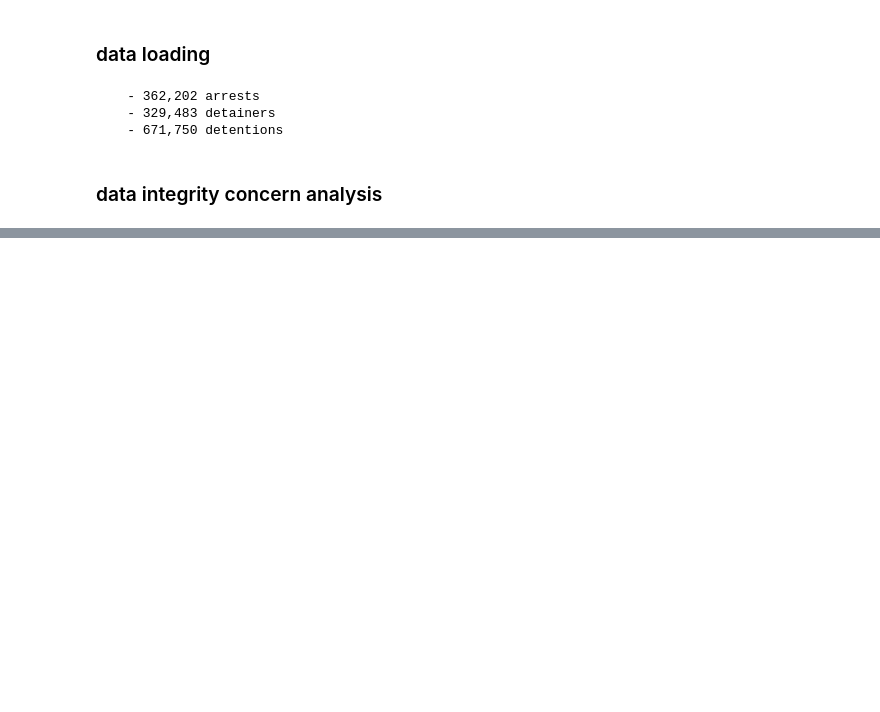
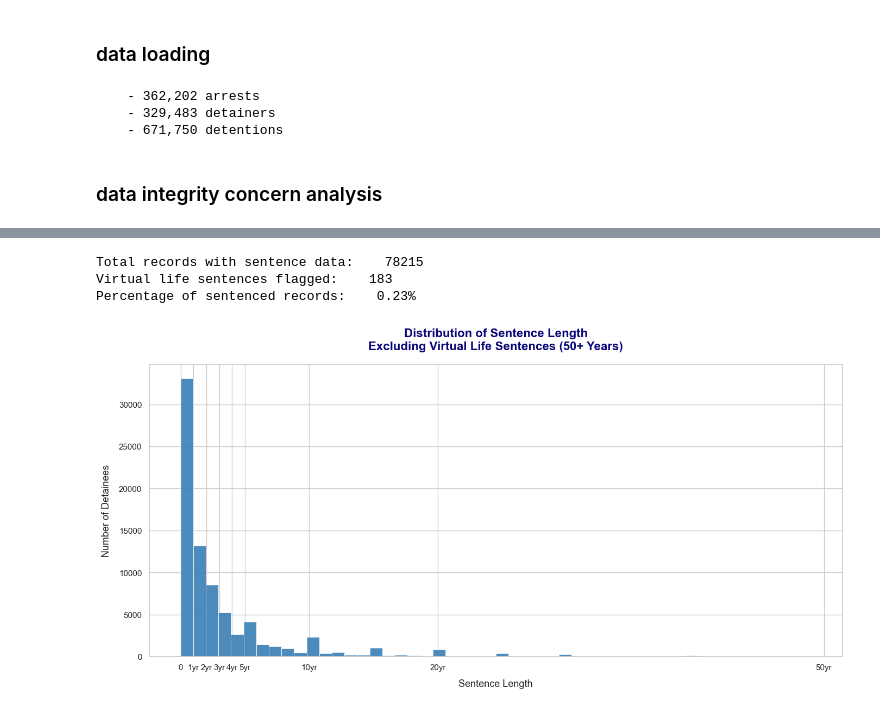
Before and after one commit to leamsley/capstone_project, a Jupyter notebook: data_analysis.ipynb, the cells around one changed output, grey strips where cells are left out. Cells and saved outputs as stored; diff of their text form; code cells hidden in the pictures; blank space fills up the shorter version.

```diff
--- a/data_analysis.ipynb
+++ b/data_analysis.ipynb
@@ -57,0 +61,57 @@ dtype: object
+# %%
+# Defining a new category/column to flag virtual life sentences per The Sentencing Project's definition
+# www.sentencingproject.org
+
+virtual_life_days: int = 18250 # 50 years x 365 days
+
+df_detainers['virtual_life_sentence'] = (df_detainers['msc_sentence_days_total'] >= virtual_life_days)
+
+total_sentenced: int = df_detainers['msc_sentence_days_total'].notna().sum()
+virtual_life_count: int = df_detainers['virtual_life_sentence'].sum()
+
+print(f'Total records with sentence data:    {total_sentenced}')
+print(f'Virtual life sentences flagged:    {virtual_life_count:,}')
+print(f'Percentage of sentenced records:    {virtual_life_count / total_sentenced * 100:.2f}%')
+# %% [output]
+Total records with sentence data:    78215
+Virtual life sentences flagged:    183
+Percentage of sentenced records:    0.23%
+# %%
+fig, ax = plt.subplots(figsize=(14, 7))
+
+plot_data = df_detainers[df_detainers['virtual_life_sentence'] == False]
+
+sns.histplot(
+    data=plot_data,
+    x='msc_sentence_days_total',
+    bins=50,
+    ax=ax,
+    color='#3a7eb6',
+    edgecolor='white',
+    linewidth=0.5,
+    alpha=0.9
+)
+
+ax.set_facecolor('white')
+fig.patch.set_facecolor('white')
+
+ax.set_title(
+    'Distribution of Sentence Length\nExcluding Virtual Life Sentences (50+ Years)',
+    fontsize=16,
+    fontweight='bold',
+    pad=20,
+    color='#0a0879'
+)
+ax.set_xlabel('Sentence Length', fontsize=13, labelpad=10)
+ax.set_ylabel('Number of Detainees', fontsize=13, labelpad=10)
+
+ax.set_xticks([0, 365, 730, 1095, 1460, 1825, 3650, 7300, 18250])
+ax.set_xticklabels(
+    ['0', '1yr', '2yr', '3yr', '4yr', '5yr', '10yr', '20yr', '50yr'],
+    fontsize=11
+)
+
+plt.tight_layout()
+plt.show()
+# %% [output]
+[figure, added]
```
Also changed, not shown: parts of 5 cells of this notebook, 3 other files.
